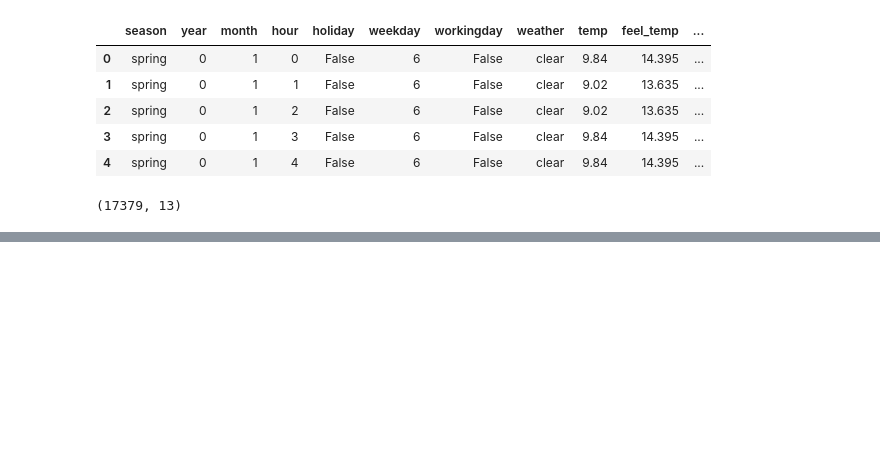
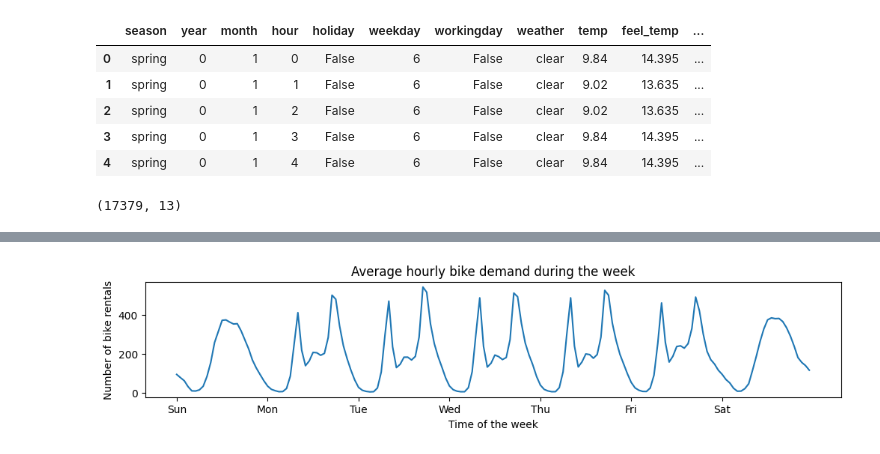
Before and after one commit to jeremysb1/enbpi_ts, a Jupyter notebook: EnbPI_timeseries.ipynb, the cells around one changed output, grey strips where cells are left out. Saved outputs shown, nothing was run; the diff lists cells and outputs as text; code cells hidden in the pictures; blank space fills up the shorter version.

Commit message:
added plot

```diff
--- a/EnbPI_timeseries.ipynb
+++ b/EnbPI_timeseries.ipynb
@@ -65,0 +60,13 @@ dtype: float64
+# %%
+fig, ax = plt.subplots(figsize=(12, 2))
+average_week_demand = df.groupby(["weekday", "hour"])["count"].mean()
+average_week_demand.plot(ax=ax)
+_ = ax.set(
+    title="Average hourly bike demand during the week",
+    xticks=[i * 24 for i in range(7)],
+    xticklabels=["Sun", "Mon", "Tue", "Wed", "Thu", "Fri", "Sat"],
+    xlabel="Time of the week",
+    ylabel="Number of bike rentals",
+)
+# %% [output]
+[figure, added]
```
Also changed, not shown: parts of 1 cell of this notebook.
